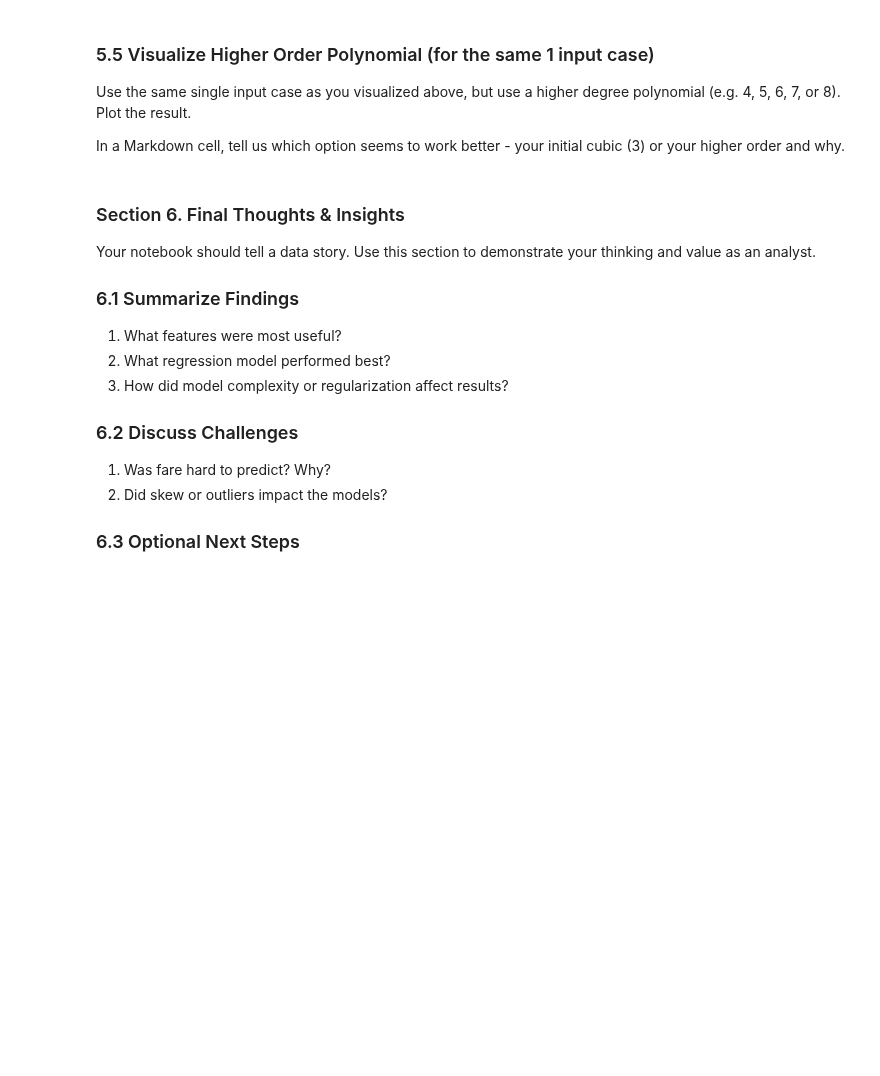
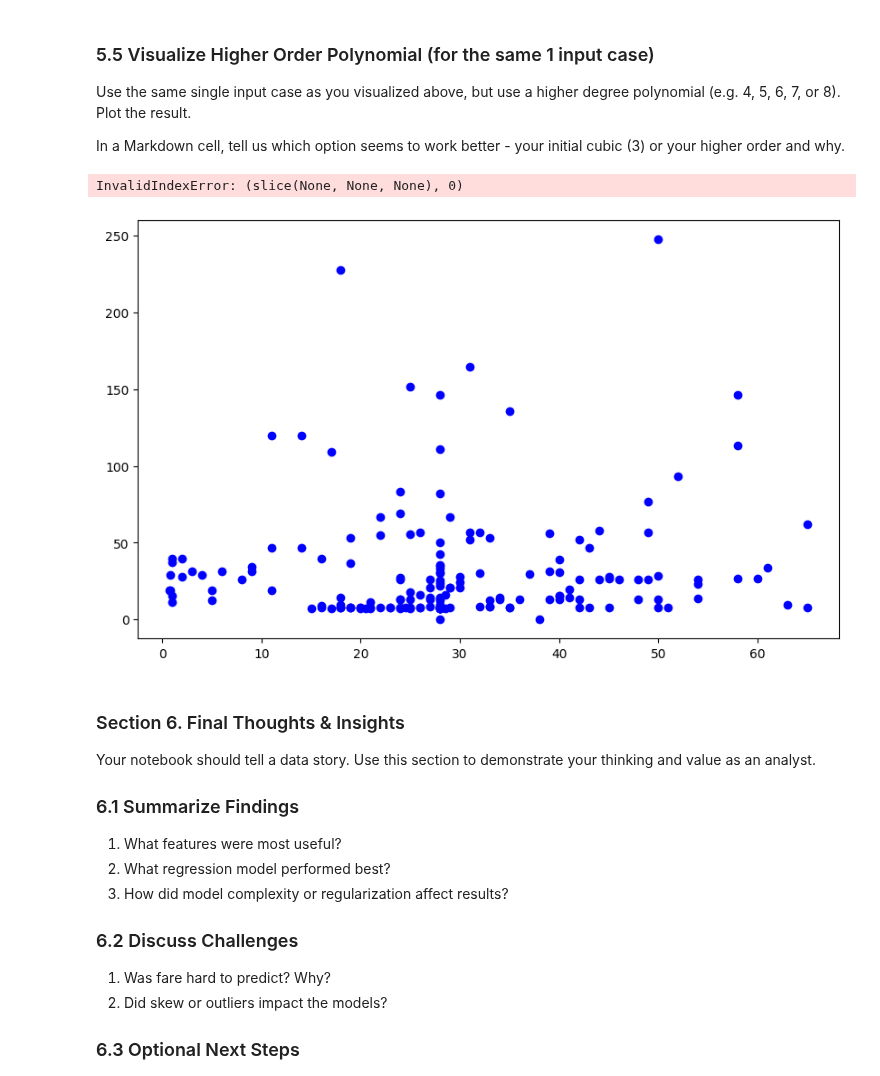
Before and after one commit to dfintel25/applied-ml-derekfintel, a Jupyter notebook: lab04/ml04_derekfintel.ipynb, the cells around one changed output. Drawn from its saved outputs; the diff is of its cells as text; code cells hidden in the pictures; blank space fills up the shorter version.

Commit message:
test3

```diff
--- a/lab04/ml04_derekfintel.ipynb
+++ b/lab04/ml04_derekfintel.ipynb
@@ -564,6 +582,43 @@ NameError: name 'ridge_model' is not defined
 Use the same single input case as you visualized above, but use a higher degree polynomial (e.g. 4, 5, 6, 7, or 8). Plot the result.
 
 In a Markdown cell, tell us which option seems to work better - your initial cubic (3) or your higher order and why.
+# %%
+# Let's go with degree 6 this time
+degree = 6
+poly_high = PolynomialFeatures(degree=degree)
+X_train_high = poly_high.fit_transform(X1_train)
+X_test_high = poly_high.transform(X1_test)
+
+# Fit the model
+high_poly_model = LinearRegression()
+high_poly_model.fit(X_train_high, y1_train)
+
+# Predict using this model
+y_pred_high = high_poly_model.predict(X_test_high)
+
+# Visualize
+plt.figure(figsize=(10, 6))
+
+# Scatter the test data
+plt.scatter(X1_test, y1_test, color='blue', label='Actual')
+
+# Sort values for smoother curve
+sorted_idx = np.argsort(X1_test[:, 0])
+X_sorted = X1_test[sorted_idx]
+y_sorted = y_pred_high[sorted_idx]
+
+# Plot the high-order polynomial prediction
+plt.plot(X_sorted, y_sorted, color='red', label=f'Degree {degree} Polynomial Fit')
+
+plt.title(f'Polynomial Regression (Degree {degree})')
+plt.xlabel('Input Feature (e.g., Distance)')
+plt.ylabel('Target Variable (e.g., Price)')
+plt.legend()
+plt.grid(True)
+plt.show()
+# %% [output]
+InvalidIndexError: (slice(None, None, None), 0)
+[figure, added]
 # %% [markdown]
 ### Section 6. Final Thoughts & Insights
 Your notebook should tell a data story. Use this section to demonstrate your thinking and value as an analyst.
```
Also changed, not shown: parts of 2 cells of this notebook.
